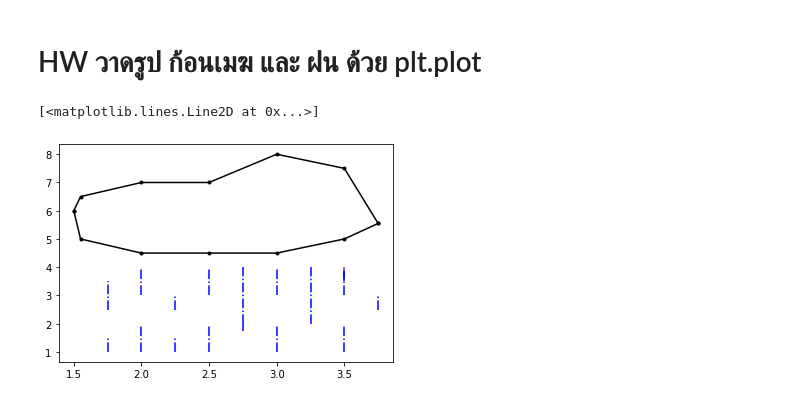
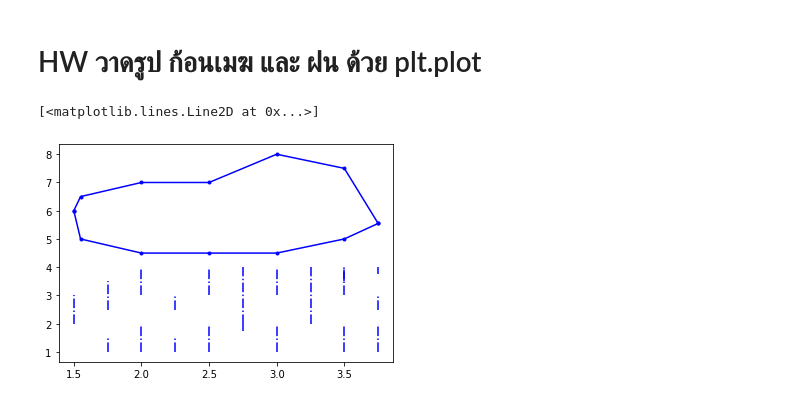
Before and after one commit to Jennapa-colab/data_viz_2022, a Jupyter notebook: DataViz04_Data_Comparison.ipynb, the cells around one changed output. Cells and saved outputs as stored; diff of their text form; code cells hidden in the pictures.

```diff
--- a/DataViz04_Data_Comparison.ipynb
+++ b/DataViz04_Data_Comparison.ipynb
@@ -141,24 +141,27 @@ plt.ylabel('size (cm)'); # เติมชื่อ แกน y
 # %%
 plt.plot([2,2],[1,2],'b-.')
 plt.plot([2,2],[3,4],'b-.')
 plt.plot([3,3],[3,4],'b-.')
 plt.plot([3,3],[1,2],'b-.')
 plt.plot([3.5,3.5],[3,4],'b-.')
 plt.plot([3.5,3.5],[3.5,4],'b-.')
 plt.plot([3.5,3.5],[1,2],'b-.')
 plt.plot([2.5,2.5],[1,2],'b-.')
 plt.plot([2.5,2.5],[3,4],'b-.')
 plt.plot([1.75,1.75],[2.5,3.5],'b-.')
 plt.plot([3.75,3.75],[2.5,3],'b-.')
+plt.plot([3.75,3.75],[1,2],'b-.')
+plt.plot([3.75,3.75],[3.75,4],'b-.')
 plt.plot([2.25,2.25],[2.5,3],'b-.')
 plt.plot([2.25,2.25],[1,1.5],'b-.')
 plt.plot([2.75,2.75],[2,4],'b-.')
 plt.plot([2.75,2.75],[1.75,2],'b-.')
 plt.plot([1.75,1.75],[1,1.5],'b-.')
+plt.plot([1.5,1.5],[2,3],'b-.')
 plt.plot([3.25,3.25],[2,4],'b-.')
 # ก้อนเมฆ
-plt.plot([1.5,1.55,2,2.5,3,3.5,3.75],[6,5,4.5,4.5,4.5,5,5.55],'k.-')
-plt.plot([1.5,1.55,2,2.5,3,3.5,3.75],[6,6.5,7,7,8,7.5,5.55],'k.-')
+plt.plot([1.5,1.55,2,2.5,3,3.5,3.75],[6,5,4.5,4.5,4.5,5,5.55],'b.-')
+plt.plot([1.5,1.55,2,2.5,3,3.5,3.75],[6,6.5,7,7,8,7.5,5.55],'b.-')
 # %% [output]
 [<matplotlib.lines.Line2D at 0x...>]
-[figure, old version]
+[figure, new version]
```
